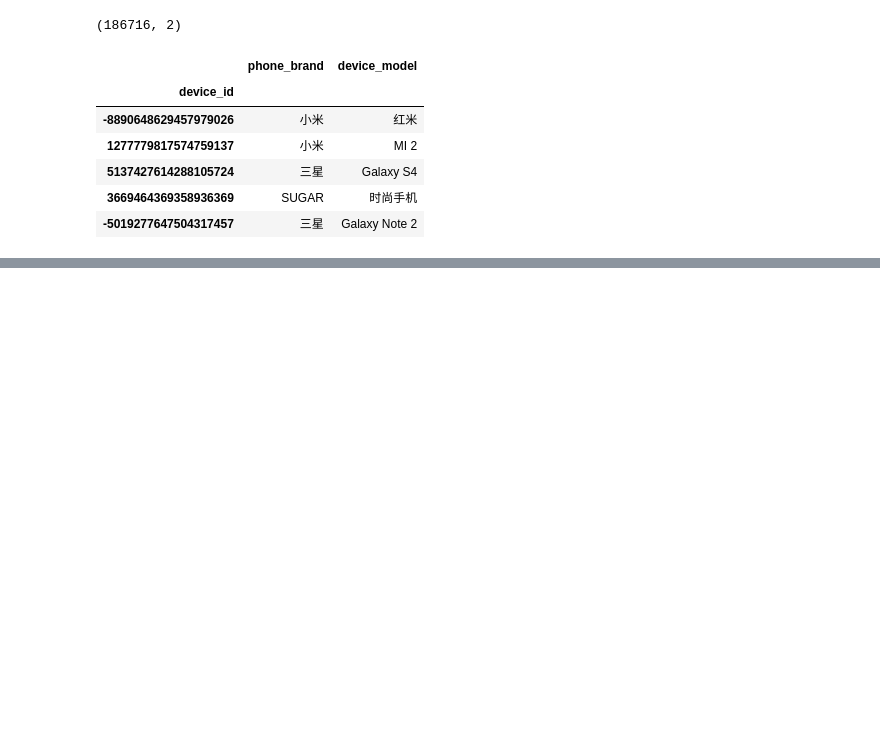
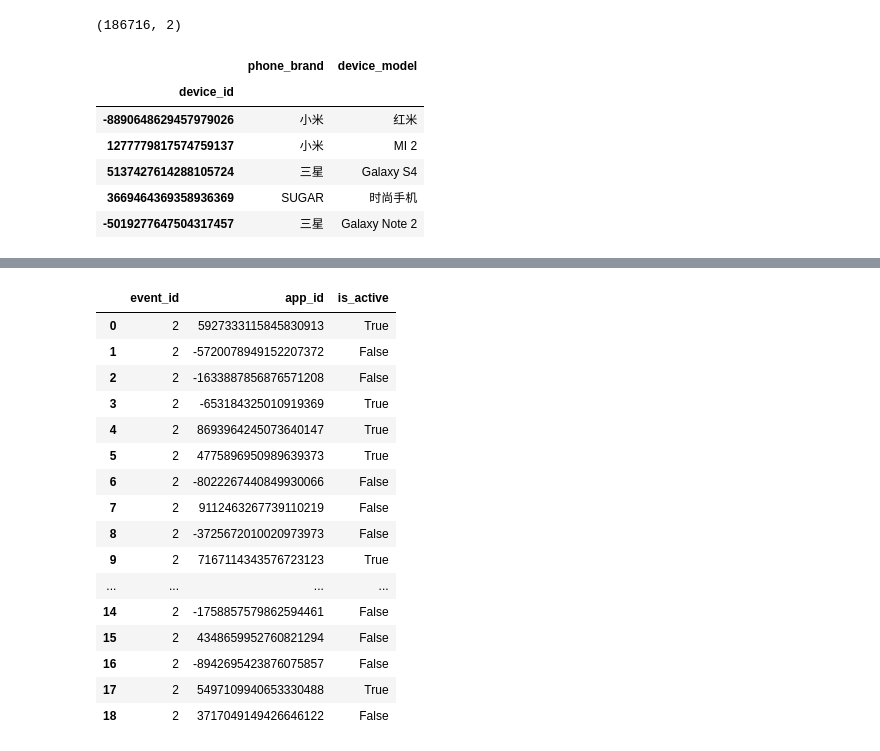
Before and after one commit to chechir/talking_data, a Jupyter notebook: brussels/notebook.ipynb, the cells around one changed output, grey strips where cells are left out. Saved outputs shown, nothing was run; the diff lists cells and outputs as text; code cells hidden in the pictures; blank space fills up the shorter version.

```diff
--- a/brussels/notebook.ipynb
+++ b/brussels/notebook.ipynb
@@ -114,0 +74,20 @@ device ids, brand, and models
+# %%
+appevents[appevents['event_id'] == 2]  # When an event happened, what apps were installed in the device?
+# %% [output]
+|  | event_id | app_id | is_active |
+| 0 | 2 | 5927333115845830913 | True |
+| 1 | 2 | -5720078949152207372 | False |
+| 2 | 2 | -1633887856876571208 | False |
+| 3 | 2 | -653184325010919369 | True |
+| 4 | 2 | 8693964245073640147 | True |
+| 5 | 2 | 4775896950989639373 | True |
+| 6 | 2 | -8022267440849930066 | False |
+| 7 | 2 | 9112463267739110219 | False |
+| 8 | 2 | -3725672010020973973 | False |
+| 9 | 2 | 7167114343576723123 | True |
+| ... | ... | ... | ... |
+| 14 | 2 | -1758857579862594461 | False |
+| 15 | 2 | 4348659952760821294 | False |
+| 16 | 2 | -8942695423876075857 | False |
+| 17 | 2 | 5497109940653330488 | True |
+| 18 | 2 | 3717049149426646122 | False |
```
Also changed, not shown: parts of 17 cells of this notebook.
